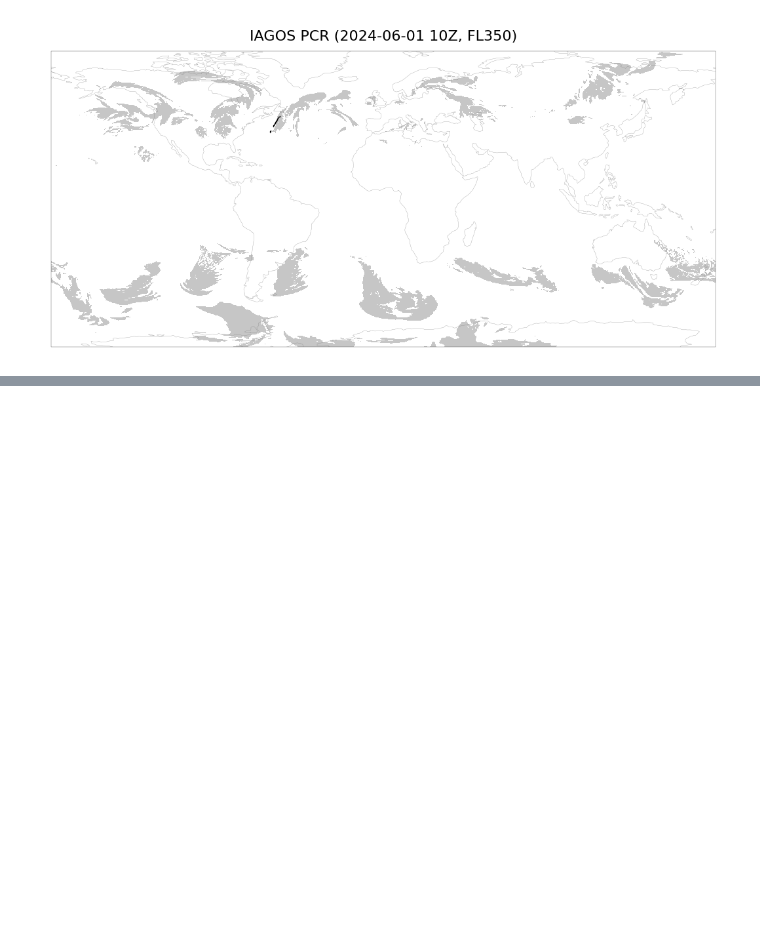
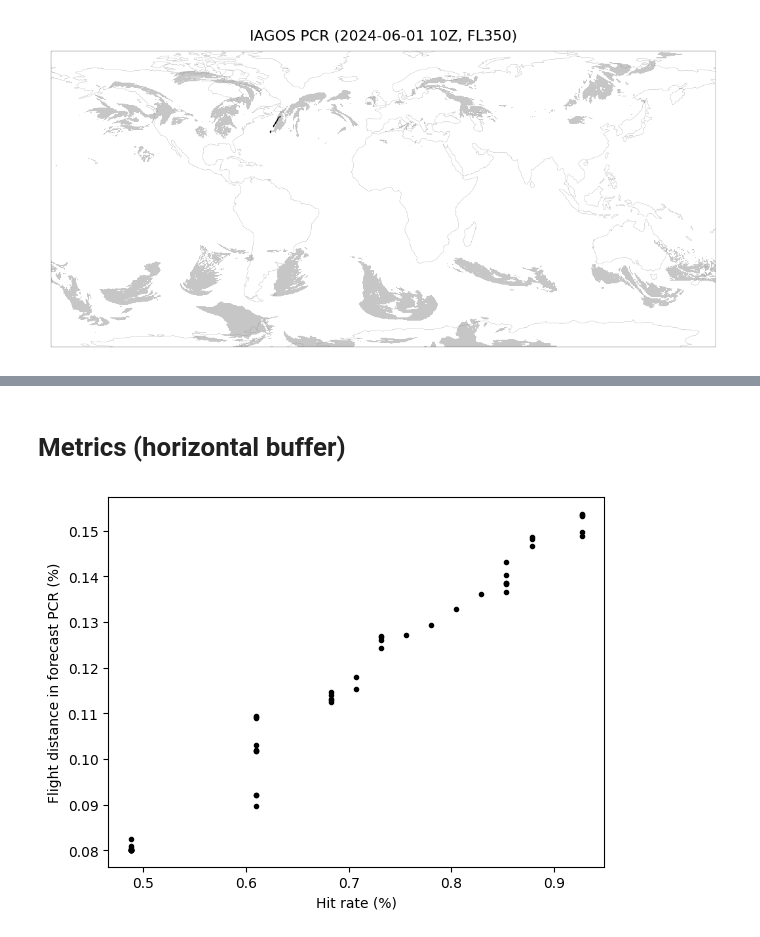
Before and after one commit to contrailcirrus/contrail-bench, a Jupyter notebook: publications/2025Q1/data/curation.ipynb, the cells around one changed output, grey strips where cells are left out. Cells and saved outputs as stored; diff of their text form; code cells hidden in the pictures; blank space fills up the shorter version.

Commit message:
update demo with horizontal buffering

```diff
--- a/publications/2025Q1/data/curation.ipynb
+++ b/publications/2025Q1/data/curation.ipynb
@@ -354,0 +341,48 @@ plt.ylabel("Fraction of flight distance inside forecast PCR (%)");
+# %% [markdown]
+# Metrics (horizontal buffer)
+# %%
+pcr = forecast["pcr"].values.ravel()
+
+longitude, latitude = np.meshgrid(forecast["longitude"].values.ravel(), forecast["latitude"].values.ravel(), indexing="ij")
+longitude = np.deg2rad(longitude.ravel()[pcr])
+latitude = np.deg2rad(latitude.ravel()[pcr])
+
+x = np.cos(latitude) * np.cos(longitude)
+y = np.cos(latitude) * np.sin(longitude)
+z = np.sin(latitude)
+
+tree = KDTree(data=np.stack((x, y, z), axis=-1))
+# %%
+longitude = np.deg2rad(adsb["longitude"].values)
+latitude = np.deg2rad(adsb["latitude"].values)
+x = np.cos(latitude) * np.cos(longitude)
+y = np.cos(latitude) * np.sin(longitude)
+z = np.sin(latitude)
+angle, _ = tree.query(np.stack((x, y, z), axis=-1))
+
+adsb["km_to_forecast_pcr"] = constants.radius_earth * angle / 1e3
+# %%
+longitude = np.deg2rad(iagos["longitude"].values)
+latitude = np.deg2rad(iagos["latitude"].values)
+x = np.cos(latitude) * np.cos(longitude)
+y = np.cos(latitude) * np.sin(longitude)
+z = np.sin(latitude)
+angle, _ = tree.query(np.stack((x, y, z), axis=-1))
+
+iagos["km_to_forecast_pcr"] = constants.radius_earth * angle / 1e3
+# %%
+buffer = np.linspace(0, 100)
+
+flight_fraction = np.where(
+    adsb["km_to_forecast_pcr"].values[None,:] <= buffer[:,None],
+    adsb["flight_distance"].values[None,:],
+    0.0
+).sum(axis=-1) / adsb["flight_distance"].sum()
+
+hit_rate = (iagos["km_to_forecast_pcr"].values[None,:] <= buffer[:,None]).sum(axis=-1) / len(iagos)
+# %%
+plt.plot(hit_rate, flight_fraction, "k.")
+plt.xlabel("Hit rate (%)")
+plt.ylabel("Flight distance in forecast PCR (%)");
+# %% [output]
+[figure, added]
```
Also changed, not shown: parts of 7 cells of this notebook.
